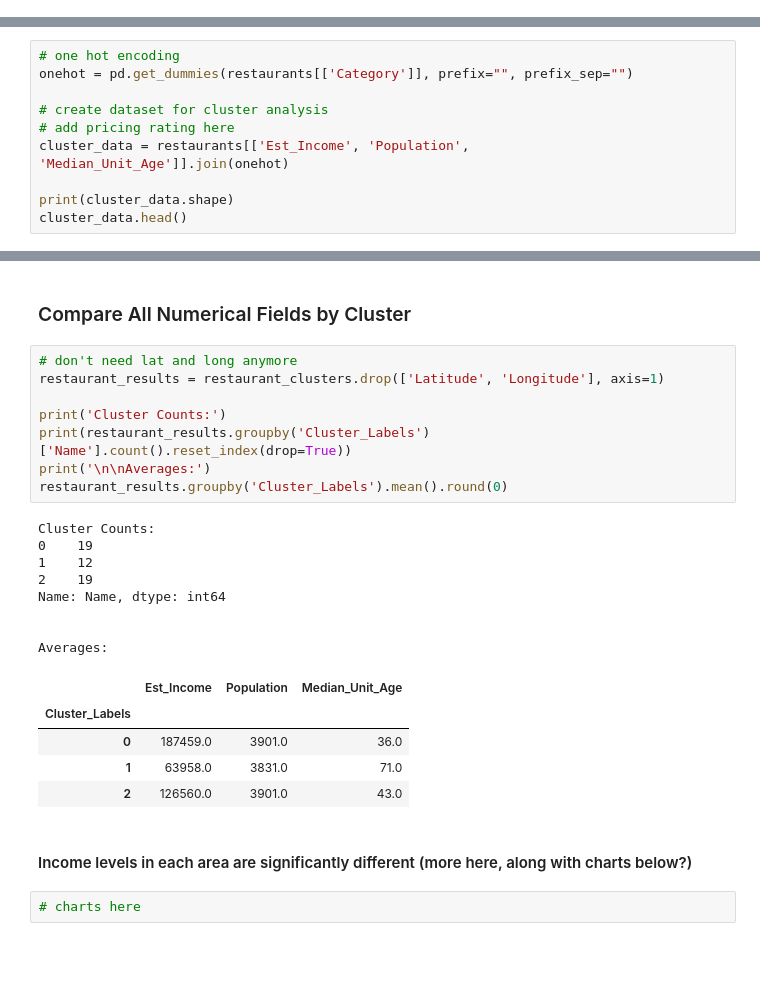
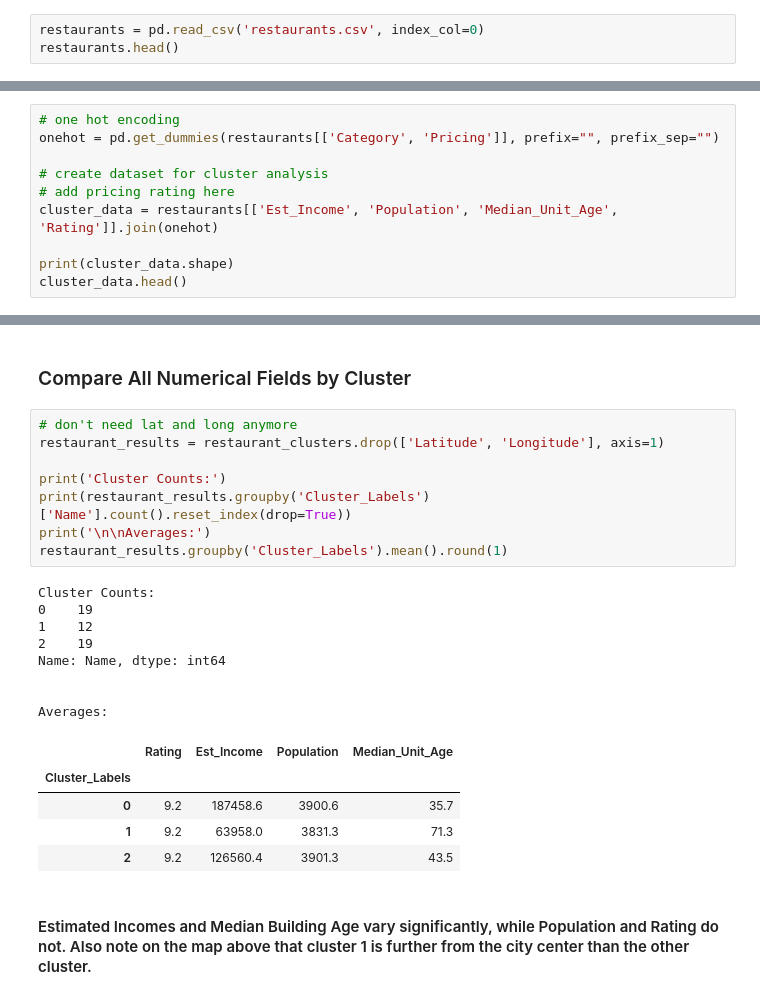
Before and after one commit to braddroegkamp/Coursera_Capstone, a Jupyter notebook: Optimized_Rating_Model_PartI.ipynb, the cells around one changed output, grey strips where cells are left out. Saved outputs shown, nothing was run; the diff lists cells and outputs as text; blank space fills up the shorter version.

```diff
--- a/Optimized_Rating_Model_PartI.ipynb
+++ b/Optimized_Rating_Model_PartI.ipynb
@@ -230,0 +234,3 @@ restaurants.head()
+# %%
+restaurants = pd.read_csv('restaurants.csv', index_col=0)
+restaurants.head()
@@ -348,11 +365,11 @@ New American, Mexican, Pizza, and Fried Chicken are most common.  There doesn't
 #### First encode categorical data for analysis
 # %%
 # one hot encoding
-onehot = pd.get_dummies(restaurants[['Category']], prefix="", prefix_sep="")
+onehot = pd.get_dummies(restaurants[['Category', 'Pricing']], prefix="", prefix_sep="")
 
 # create dataset for cluster analysis
 # add pricing rating here
-cluster_data = restaurants[['Est_Income', 'Population', 'Median_Unit_Age']].join(onehot)
+cluster_data = restaurants[['Est_Income', 'Population', 'Median_Unit_Age', 'Rating']].join(onehot)
 
 print(cluster_data.shape)
 cluster_data.head()
@@ -421,26 +440,24 @@ map_clusters
 # %%
 # don't need lat and long anymore
 restaurant_results = restaurant_clusters.drop(['Latitude', 'Longitude'], axis=1)
 
 print('Cluster Counts:')
 print(restaurant_results.groupby('Cluster_Labels')['Name'].count().reset_index(drop=True))
 print('\n\nAverages:')
-restaurant_results.groupby('Cluster_Labels').mean().round(0)
+restaurant_results.groupby('Cluster_Labels').mean().round(1)
 # %% [output]
 Cluster Counts:
 0    19
 1    12
 2    19
 Name: Name, dtype: int64
 
 
 Averages:
-|  | Est_Income | Population | Median_Unit_Age |
-| Cluster_Labels |  |  |  |
-| 0 | 187459.0 | 3901.0 | 36.0 |
-| 1 | 63958.0 | 3831.0 | 71.0 |
-| 2 | 126560.0 | 3901.0 | 43.0 |
+|  | Rating | Est_Income | Population | Median_Unit_Age |
+| Cluster_Labels |  |  |  |  |
+| 0 | 9.2 | 187458.6 | 3900.6 | 35.7 |
+| 1 | 9.2 | 63958.0 | 3831.3 | 71.3 |
+| 2 | 9.2 | 126560.4 | 3901.3 | 43.5 |
-# %% [markdown]
-#### Income levels in each area are significantly different (more here, along with charts below?)
-# %%
-# charts here
+# %% [markdown]
+#### Estimated Incomes and Median Building Age vary significantly, while Population and Rating do not.  Also note on the map above that cluster 1 is further from the city center than the other cluster.
```
Also changed, not shown: parts of 22 cells of this notebook, 1 other file.
